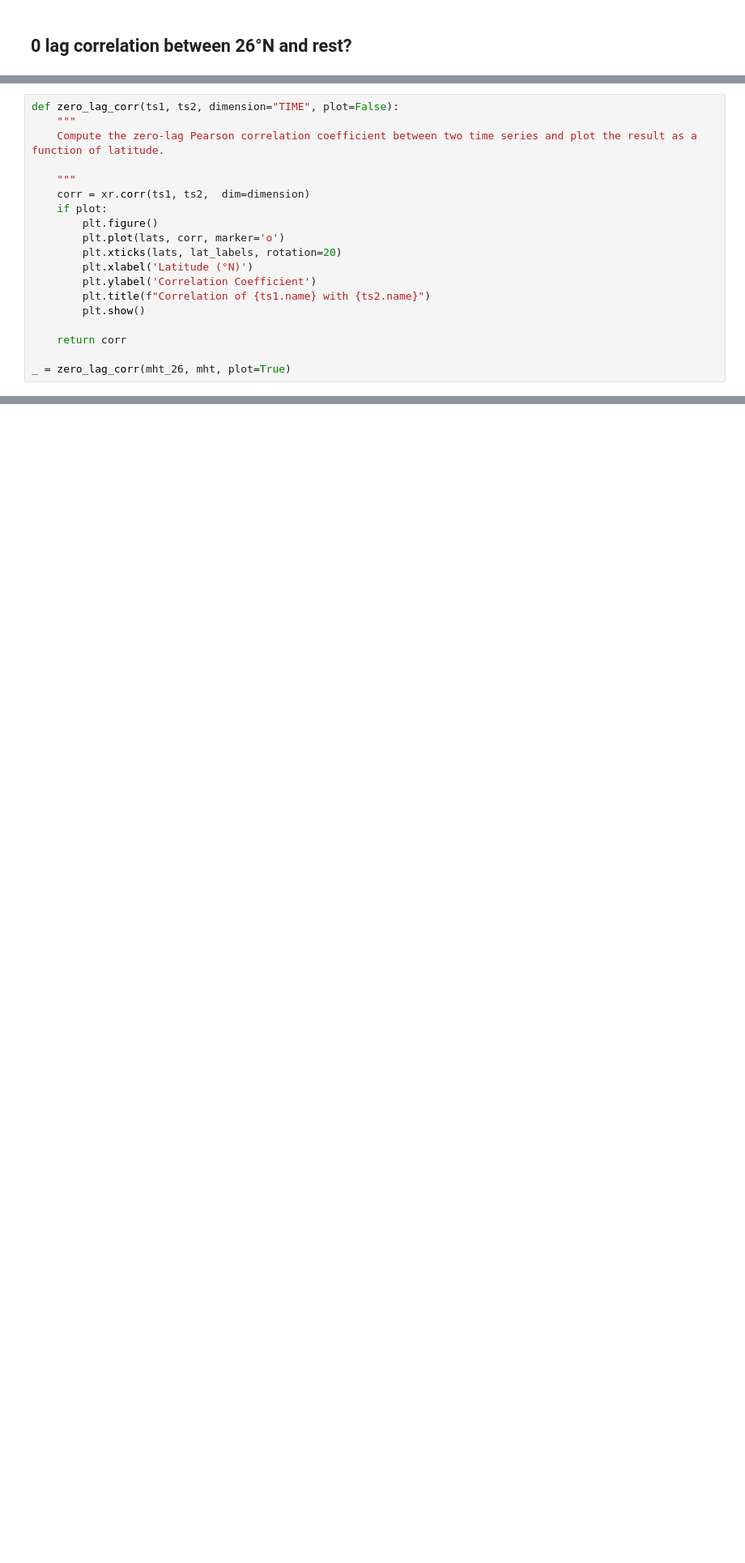
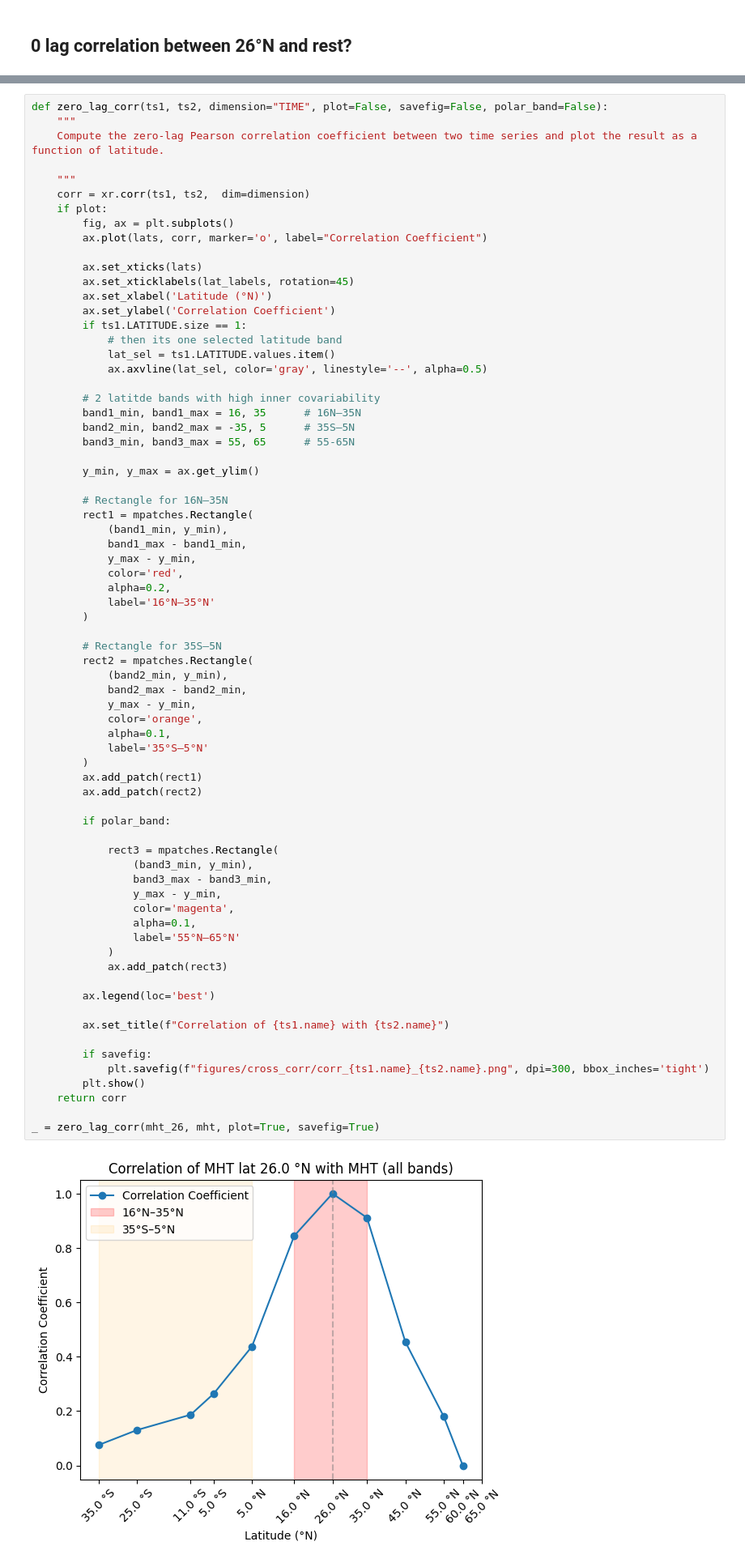
Before and after one commit to lea-dietz/masterthesis, a Jupyter notebook: coding/calafat_data.ipynb, the cells around one changed output, grey strips where cells are left out. Shown at 81% size. Cells and saved outputs as stored; diff of their text form; blank space fills up the shorter version.

```diff
--- a/coding/calafat_data.ipynb
+++ b/coding/calafat_data.ipynb
@@ -295,19 +299,0 @@ Coordinates:
-# %%
-def zero_lag_corr(ts1, ts2, dimension="TIME", plot=False):
-    """
-    Compute the zero-lag Pearson correlation coefficient between two time series and plot the result as a function of latitude.
-
-    """
-    corr = xr.corr(ts1, ts2,  dim=dimension)
-    if plot:
-        plt.figure()
-        plt.plot(lats, corr, marker='o')
-        plt.xticks(lats, lat_labels, rotation=20)
-        plt.xlabel('Latitude (°N)')
-        plt.ylabel('Correlation Coefficient')
-        plt.title(f"Correlation of {ts1.name} with {ts2.name}")
-        plt.show()
-
-    return corr
-
-_ = zero_lag_corr(mht_26, mht, plot=True)
@@ -326,0 +304,73 @@ Correlation between 26°N and 35°S: 0.08
+# %%
+def zero_lag_corr(ts1, ts2, dimension="TIME", plot=False, savefig=False, polar_band=False):
+    """
+    Compute the zero-lag Pearson correlation coefficient between two time series and plot the result as a function of latitude.
+
+    """
+    corr = xr.corr(ts1, ts2,  dim=dimension)
+    if plot:
+        fig, ax = plt.subplots()
+        ax.plot(lats, corr, marker='o', label="Correlation Coefficient")
+
+        ax.set_xticks(lats)
+        ax.set_xticklabels(lat_labels, rotation=45)
+        ax.set_xlabel('Latitude (°N)')
+        ax.set_ylabel('Correlation Coefficient')
+        if ts1.LATITUDE.size == 1:
+            # then its one selected latitude band
+            lat_sel = ts1.LATITUDE.values.item()
+            ax.axvline(lat_sel, color='gray', linestyle='--', alpha=0.5)
+
+        # 2 latitde bands with high inner covariability
+        band1_min, band1_max = 16, 35      # 16N–35N
+        band2_min, band2_max = -35, 5      # 35S–5N
+        band3_min, band3_max = 55, 65      # 55-65N
+
+        y_min, y_max = ax.get_ylim()
+
+        # Rectangle for 16N–35N
+        rect1 = mpatches.Rectangle(
+            (band1_min, y_min),
+            band1_max - band1_min,
+            y_max - y_min,
+            color='red',
+            alpha=0.2,
+            label='16°N–35°N'
+        )
+
+        # Rectangle for 35S–5N
+        rect2 = mpatches.Rectangle(
+            (band2_min, y_min),
+            band2_max - band2_min,
+            y_max - y_min,
+            color='orange',
+            alpha=0.1,
+            label='35°S–5°N'
+        )
+        ax.add_patch(rect1)
+        ax.add_patch(rect2)
+
+        if polar_band:
+
+            rect3 = mpatches.Rectangle(
+                (band3_min, y_min),
+                band3_max - band3_min,
+                y_max - y_min,
+                color='magenta',
+                alpha=0.1,
+                label='55°N–65°N'
+            )
+            ax.add_patch(rect3)
+
+        ax.legend(loc='best')
+
+        ax.set_title(f"Correlation of {ts1.name} with {ts2.name}")
+
+        if savefig:
+            plt.savefig(f"figures/cross_corr/corr_{ts1.name}_{ts2.name}.png", dpi=300, bbox_inches='tight')
+        plt.show()
+    return corr
+
+_ = zero_lag_corr(mht_26, mht, plot=True, savefig=True)
+# %% [output]
+[figure, added]
```
Also changed, not shown: parts of 13 cells of this notebook, 6 other files.
